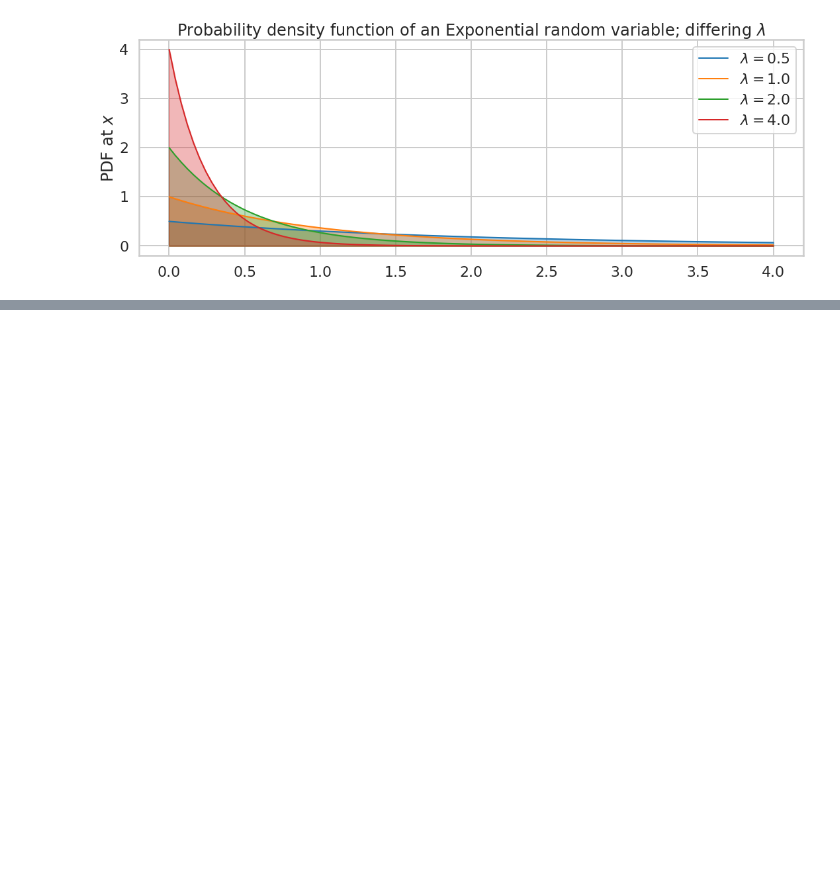
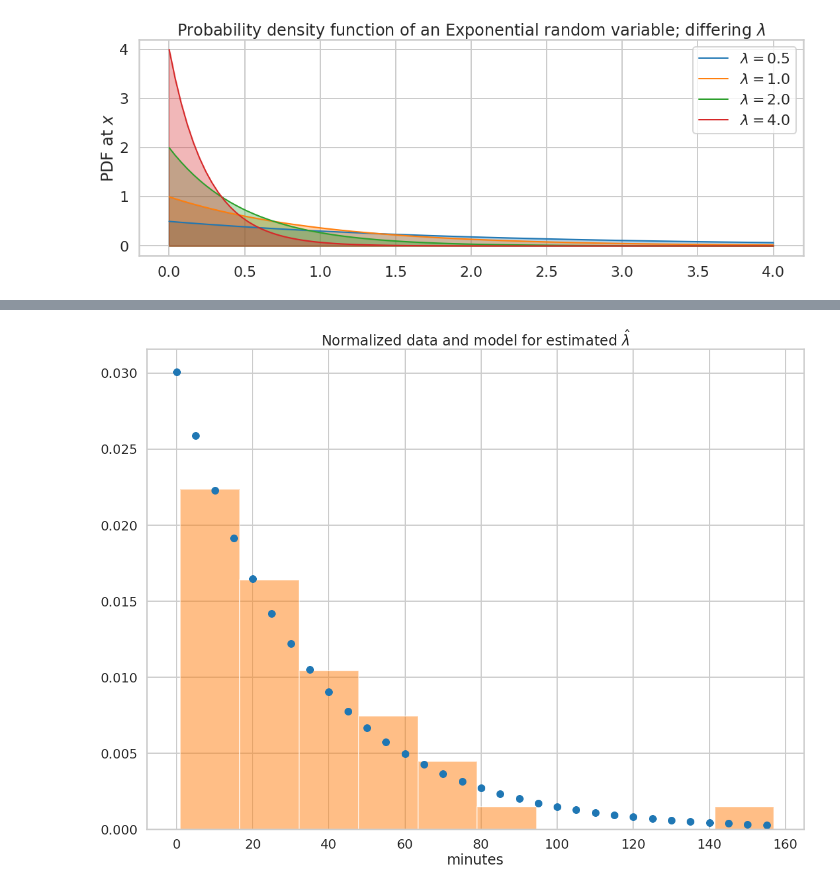
Before and after one commit to Zlisu/2015lab3, a Jupyter notebook: Lab3-Freq-hands-on.ipynb, the cells around one changed output, grey strips where cells are left out. Drawn from its saved outputs; the diff is of its cells as text; code cells hidden in the pictures; blank space fills up the shorter version.

```diff
--- a/Lab3-Freq-hands-on.ipynb
+++ b/Lab3-Freq-hands-on.ipynb
@@ -87,0 +115,9 @@ plt.title("Probability density function of an Exponential random variable; diffe
+# %%
+minutes=np.arange(0, 160, 5)
+rv = expon(scale=1./lambda_from_mean)
+plt.plot(minutes, rv.pdf(minutes), 'o')
+timediffs.hist(density=True, alpha=0.5);
+plt.xlabel("minutes");
+plt.title("Normalized data and model for estimated $\hat{\lambda}$");
+# %% [output]
+[figure, added]
```
Also changed, not shown: parts of 40 cells of this notebook.
